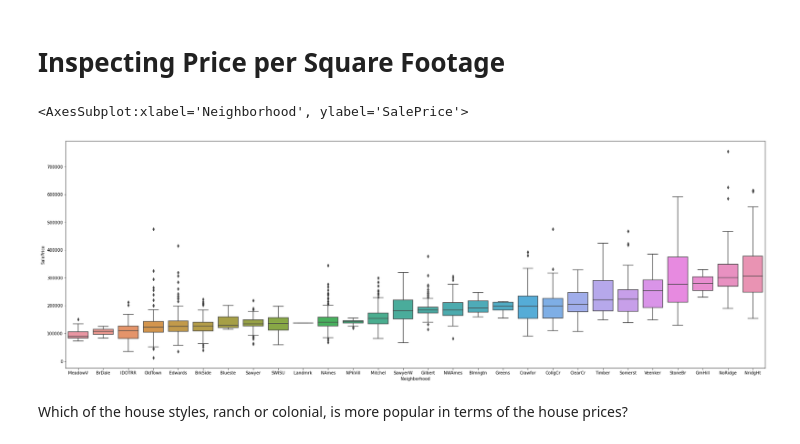
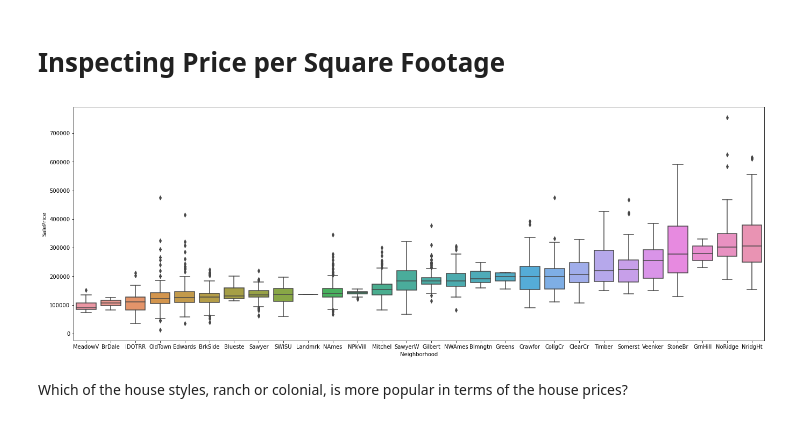
Before and after one commit to nickelworks/machine-learning-housing-project, a Jupyter notebook: charles/eda/Untitled.ipynb, the cells around one changed output. Cells and saved outputs as stored; diff of their text form; code cells hidden in the pictures.

```diff
--- a/charles/eda/Untitled.ipynb
+++ b/charles/eda/Untitled.ipynb
@@ -148,12 +164,13 @@ sns.boxplot(x = 'Neighborhood', y = 'SalePrice', data = data)
 # %%
 data['PricePerSF'] = data.SalePrice/ data.GrLivArea
 # %%
+plt.rcParams['figure.figsize'] = 23,8
 my_order = data.groupby('Neighborhood').SalePrice.median().sort_values().index
 my_order
 sns.boxplot(x = 'Neighborhood'  , y = 'SalePrice', data = data, order = my_order)
+plt.savefig('neighborhood_sale_price_box_plot.png')
 # %% [output]
-<AxesSubplot:xlabel='Neighborhood', ylabel='SalePrice'>
-[figure, old version]
+[figure, new version]
 # %% [markdown]
 Which of the house styles, ranch or colonial, is more popular in terms of the house prices?
 # %% [markdown]
```
Also changed, not shown: parts of 4 cells of this notebook, 46 other files.
